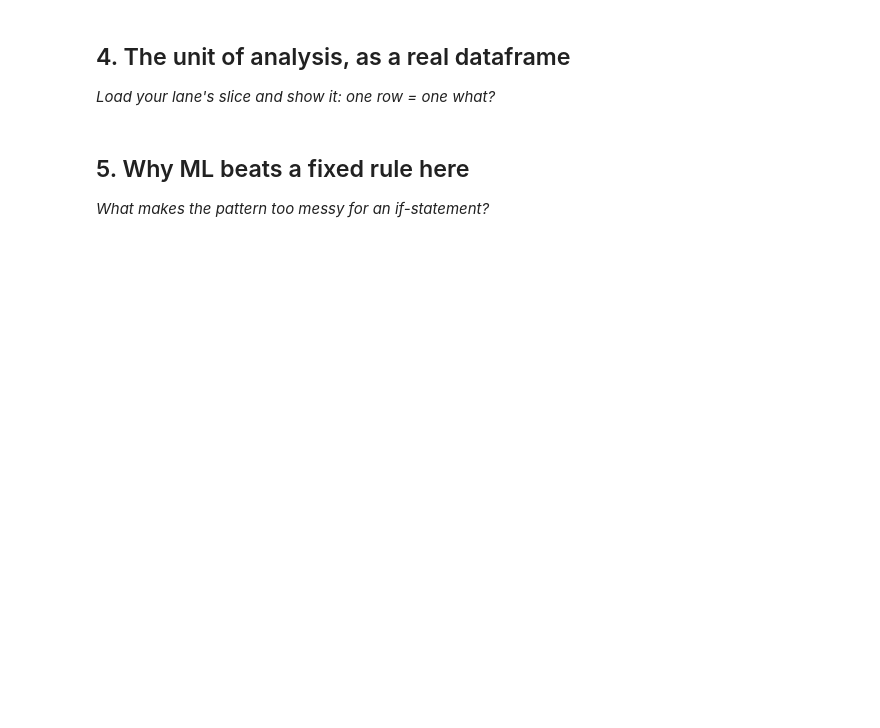
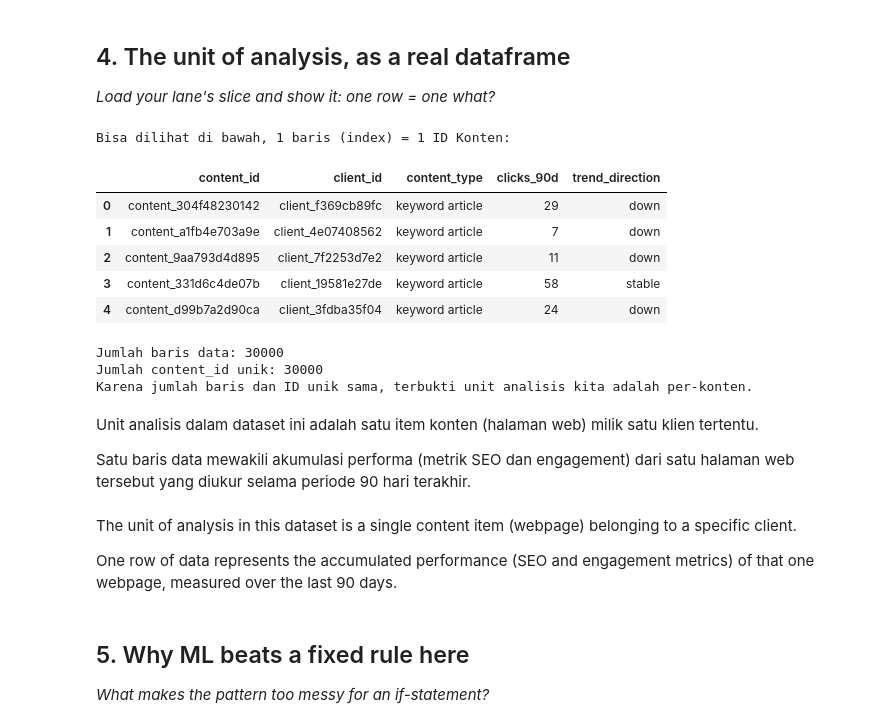
Before and after one commit to Rislantrs/flyrank-ml-internship, a Jupyter notebook: work/notebooks/w02_ml_task_framing.ipynb, the cells around one changed output. Cells and saved outputs as stored; diff of their text form; code cells hidden in the pictures; blank space fills up the shorter version.

```diff
--- a/work/notebooks/w02_ml_task_framing.ipynb
+++ b/work/notebooks/w02_ml_task_framing.ipynb
@@ -37,3 +125,36 @@ This skeleton is yours to fill. Work the sections **in order** — each one has
+# %%
+# This cell is for CODE (numbers, a query, a check).
+# Write your text answer in the cell ABOVE this one — typing sentences here breaks Run All.
+# Memilih beberapa kolom inti untuk menunjukkan wujud "Unit Analisis" kita
+kolom_inti = ['content_id', 'client_id', 'content_type', 'clicks_90d', 'trend_direction']
+df_unit = df[kolom_inti].head()
+
+print("Bisa dilihat di bawah, 1 baris (index) = 1 ID Konten:")
+display(df_unit)
+
+# Memastikan tidak ada duplikasi (1 baris benar-benar 1 konten unik)
+print(f"\nJumlah baris data: {len(df)}")
+print(f"Jumlah content_id unik: {df['content_id'].nunique()}")
+print("Karena jumlah baris dan ID unik sama, terbukti unit analisis kita adalah per-konten.")
+# %% [output]
+Bisa dilihat di bawah, 1 baris (index) = 1 ID Konten:
+|  | content_id | client_id | content_type | clicks_90d | trend_direction |
+| 0 | content_304f48230142 | client_f369cb89fc | keyword article | 29 | down |
+| 1 | content_a1fb4e703a9e | client_4e07408562 | keyword article | 7 | down |
+| 2 | content_9aa793d4d895 | client_7f2253d7e2 | keyword article | 11 | down |
+| 3 | content_331d6c4de07b | client_19581e27de | keyword article | 58 | stable |
+| 4 | content_d99b7a2d90ca | client_3fdba35f04 | keyword article | 24 | down |
+Jumlah baris data: 30000
+Jumlah content_id unik: 30000
+Karena jumlah baris dan ID unik sama, terbukti unit analisis kita adalah per-konten.
+# %% [markdown]
+Unit analisis dalam dataset ini adalah satu item konten (halaman web) milik satu klien tertentu.
+
+Satu baris data mewakili akumulasi performa (metrik SEO dan engagement) dari satu halaman web tersebut yang diukur selama periode 90 hari terakhir.
+# %% [markdown]
+The unit of analysis in this dataset is a single content item (webpage) belonging to a specific client.
+
+One row of data represents the accumulated performance (SEO and engagement metrics) of that one webpage, measured over the last 90 days.
 # %% [markdown]
 ## 5. Why ML beats a fixed rule here
 
```
Also changed, not shown: parts of 13 cells of this notebook.
